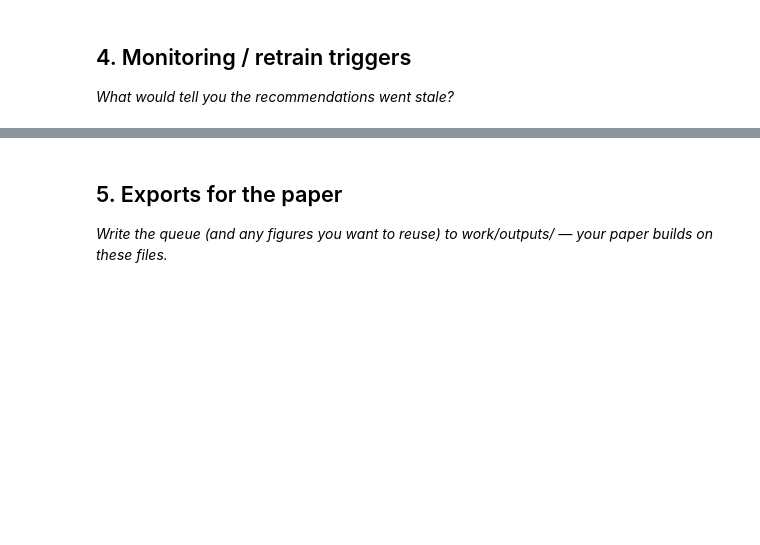
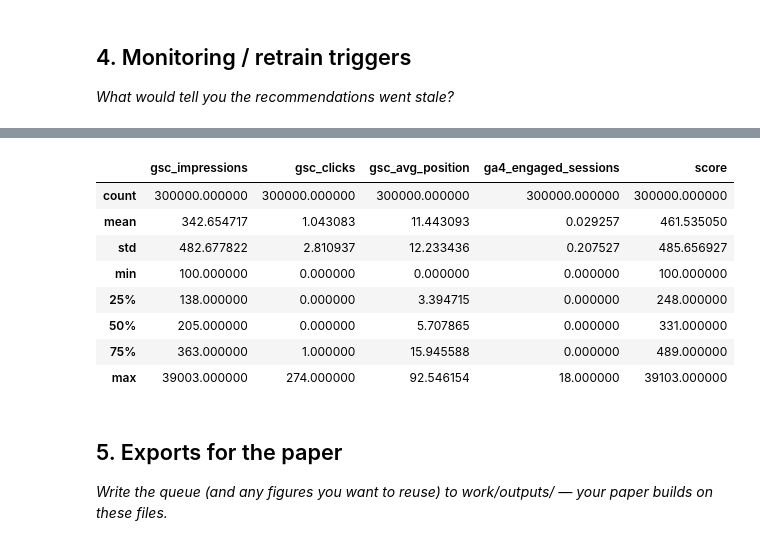
Before and after one commit to MUKUL-TIWARI/flyrank-ml-internship, a Jupyter notebook: work/notebooks/w07_action_playbook.ipynb, the cells around one changed output, grey strips where cells are left out. Drawn from its saved outputs; the diff is of its cells as text; code cells hidden in the pictures; blank space fills up the shorter version.

```diff
--- a/work/notebooks/w07_action_playbook.ipynb
+++ b/work/notebooks/w07_action_playbook.ipynb
@@ -37,3 +174,15 @@ This skeleton is yours to fill. Work the sections **in order** — each one has
+# %%
+queue.describe()
+# %% [output]
+|  | gsc_impressions | gsc_clicks | gsc_avg_position | ga4_engaged_sessions | score |
+| count | 300000.000000 | 300000.000000 | 300000.000000 | 300000.000000 | 300000.000000 |
+| mean | 342.654717 | 1.043083 | 11.443093 | 0.029257 | 461.535050 |
+| std | 482.677822 | 2.810937 | 12.233436 | 0.207527 | 485.656927 |
+| min | 100.000000 | 0.000000 | 0.000000 | 0.000000 | 100.000000 |
+| 25% | 138.000000 | 0.000000 | 3.394715 | 0.000000 | 248.000000 |
+| 50% | 205.000000 | 0.000000 | 5.707865 | 0.000000 | 331.000000 |
+| 75% | 363.000000 | 1.000000 | 15.945588 | 0.000000 | 489.000000 |
+| max | 39003.000000 | 274.000000 | 92.546154 | 18.000000 | 39103.000000 |
 # %% [markdown]
 ## 5. Exports for the paper
 
```
Also changed, not shown: parts of 16 cells of this notebook.
